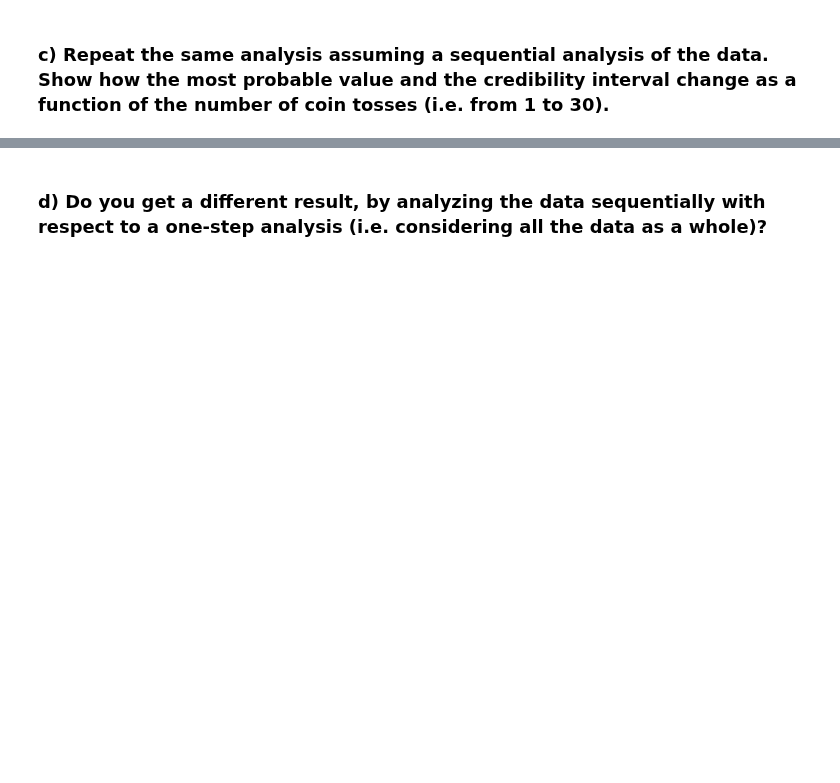
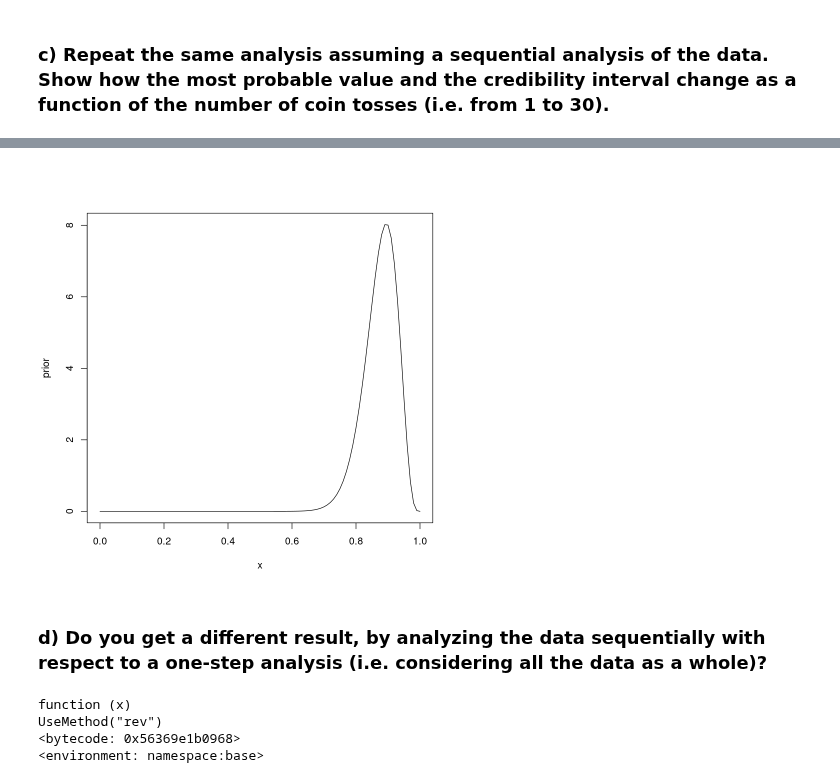
Before and after one commit to eigen-carmona/AdvStats, a Jupyter notebook: lab5/ex5.ipynb, the cells around one changed output, grey strips where cells are left out. Saved outputs shown, nothing was run; the diff lists cells and outputs as text; code cells hidden in the pictures; blank space fills up the shorter version.

```diff
--- a/lab5/ex5.ipynb
+++ b/lab5/ex5.ipynb
@@ -125,2 +192,8 @@ $$
 # %% [markdown]
 ### c) Repeat the same analysis assuming a sequential analysis of the data. Show how the most probable value and the credibility interval change as a function of the number of coin tosses (i.e. from 1 to 30).
+# %%
+prior <- beta_prior
+for(flip in rev(flips)){
+    prior <- post_dist(function(x){likelihood(flip,1,x)},prior)
+    print(x[which.max(prior(x))])
+}
@@ -127,2 +218,13 @@ $$
+# %%
+plot(prior)
+# %% [output]
+[figure, added]
 # %% [markdown]
 ### d) Do you get a different result, by analyzing the data sequentially with respect to a one-step analysis (i.e. considering all the data as a whole)?
+# %%
+rev
+# %% [output]
+function (x)
+UseMethod("rev")
+<bytecode: 0x56369e1b0968>
+<environment: namespace:base>
```
Also changed, not shown: parts of 9 cells of this notebook.
